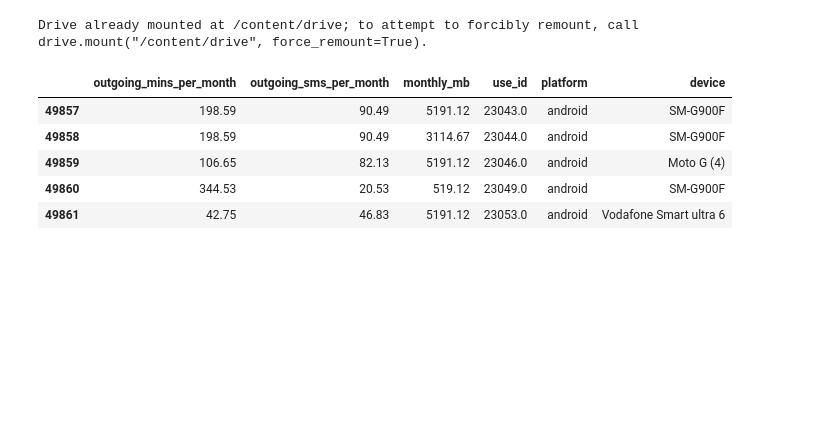
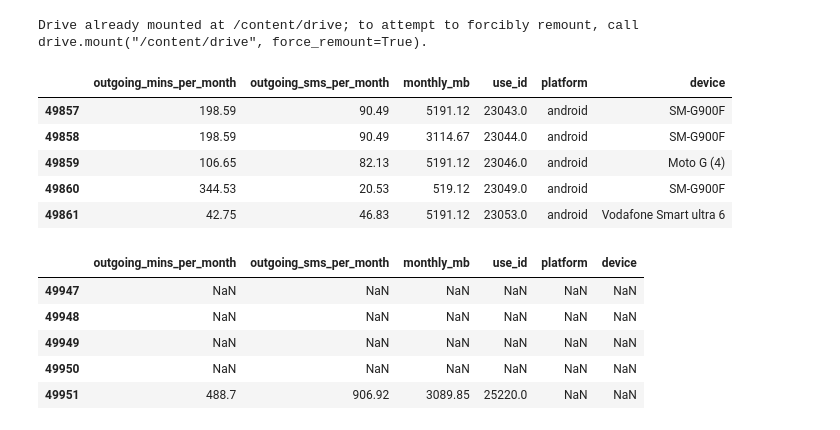
Before and after one commit to rekhachakkara/python_learning, a Jupyter notebook: Merge.ipynb, the cells around one changed output. Saved outputs shown, nothing was run; the diff lists cells and outputs as text; code cells hidden in the pictures; blank space fills up the shorter version.

```diff
--- a/Merge.ipynb
+++ b/Merge.ipynb
@@ -38,3 +38,16 @@ result_merge.tail()
 | 49859 | 106.65 | 82.13 | 5191.12 | 23046.0 | android | Moto G (4) |
 | 49860 | 344.53 | 20.53 | 519.12 | 23049.0 | android | SM-G900F |
 | 49861 | 42.75 | 46.83 | 5191.12 | 23053.0 | android | Vodafone Smart ultra 6 |
+# %%
+result_left_merge = pd.merge(user_dataframe,
+                 user_device_dataframe[['use_id', 'platform', 'device']],
+                 on='use_id',how='left')
+result_left_merge.head()
+result_left_merge.tail()
+# %% [output]
+|  | outgoing_mins_per_month | outgoing_sms_per_month | monthly_mb | use_id | platform | device |
+| 49947 | NaN | NaN | NaN | NaN | NaN | NaN |
+| 49948 | NaN | NaN | NaN | NaN | NaN | NaN |
+| 49949 | NaN | NaN | NaN | NaN | NaN | NaN |
+| 49950 | NaN | NaN | NaN | NaN | NaN | NaN |
+| 49951 | 488.7 | 906.92 | 3089.85 | 25220.0 | NaN | NaN |
```
Also changed, not shown: parts of 2 cells of this notebook.
